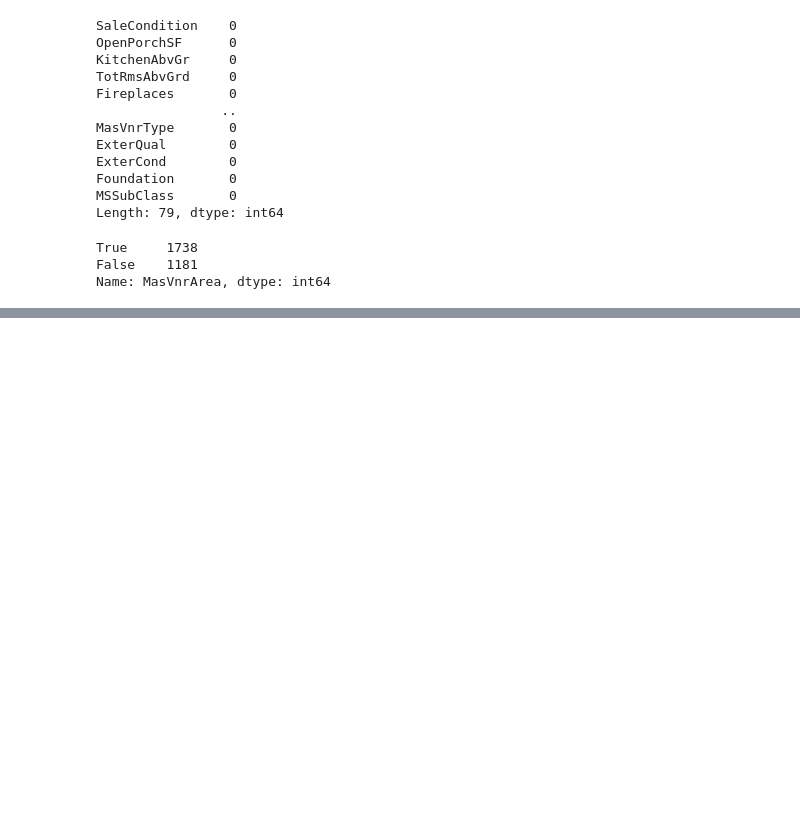
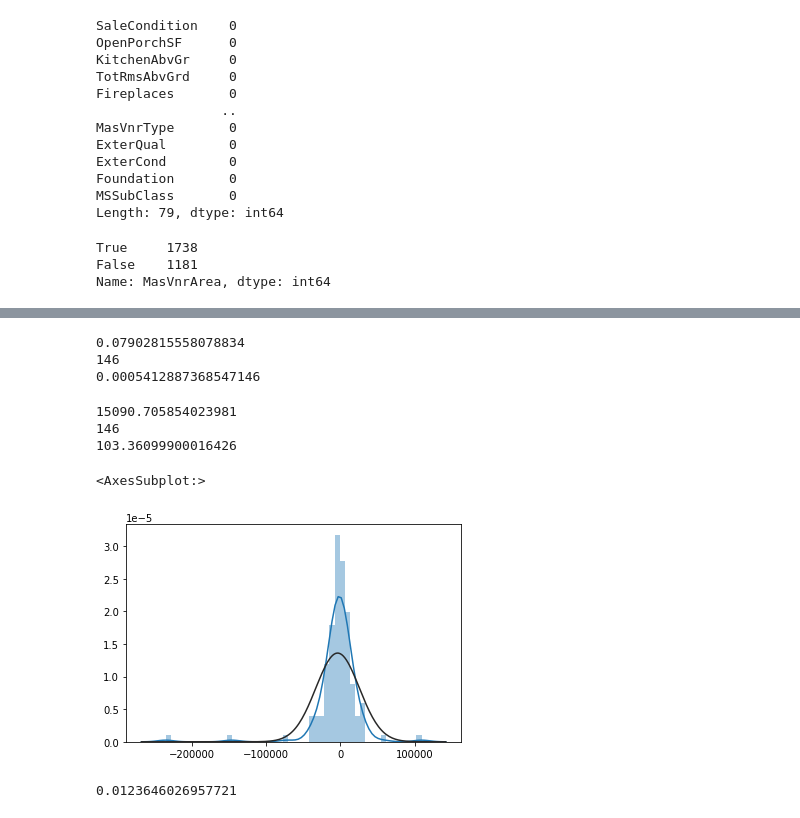
Before and after one commit to rama96/House_price_predictions, a Jupyter notebook: Loading_Data.ipynb, the cells around one changed output, grey strips where cells are left out. Drawn from its saved outputs; the diff is of its cells as text; code cells hidden in the pictures; blank space fills up the shorter version.

```diff
--- a/Loading_Data.ipynb
+++ b/Loading_Data.ipynb
@@ -313,0 +586,3 @@ TotalBsmtSF
+# %%
+params['subsample'] = best_params[0]
+params['colsample_bytree'] = best_params[1]
@@ -313,0 +635,2 @@ TotalBsmtSF
+# %%
+params['eta'] = best_params
@@ -313,0 +639,8 @@ TotalBsmtSF
+# %%
+model = xgb.train(
+    params,
+    dtrain,
+    num_boost_round=num_boost_round,
+    evals=[(dtest, "Test")],
+    early_stopping_rounds=10
+)
@@ -313,0 +665,8 @@ TotalBsmtSF
+# %%
+num_boost_round = model.best_iteration + 1
+best_model = xgb.train(
+    params,
+    dtrain,
+    num_boost_round=num_boost_round,
+    evals=[(dtest, "Test")]
+)
@@ -313,0 +691,36 @@ TotalBsmtSF
+# %%
+print(mean_absolute_error(best_model.predict(dtest), y_test))
+print(len(y_test))
+print(mean_absolute_error(best_model.predict(dtest), y_test)/len(y_test))
+# %% [output]
+0.07902815558078834
+146
+0.0005412887368547146
+# %%
+print(mean_absolute_error(np.exp(best_model.predict(dtest)), np.exp(y_test)))
+print(len(y_test))
+print(mean_absolute_error(np.exp(best_model.predict(dtest)), np.exp(y_test))/len(y_test))
+# %% [output]
+15090.705854023981
+146
+103.36099900016426
+# %%
+y_pred_actual = np.exp(best_model.predict(dtest))
+y_test_actual = np.exp(y_test)
+#error = y_pred - y_test
+error = np.exp(y_pred) - np.exp(y_test)
+#np.exp(y_pred)
+#print(error.min())
+#print(error.max())
+#print(error.std())
+binwidth = (error.max() - error.min()) / 50
+#plt.hist(error, bins=np.arange(min(error), max(error) + binwidth, binwidth))
+sns.distplot(error , fit=norm)
+# %% [output]
+<AxesSubplot:>
+[figure, added]
+# %%
+from sklearn.metrics import mean_squared_log_error
+mean_squared_log_error(y_pred_actual, y_test_actual)
+# %% [output]
+0.0123646026957721
```
Also changed, not shown: parts of 37 cells of this notebook, 2 other files.
